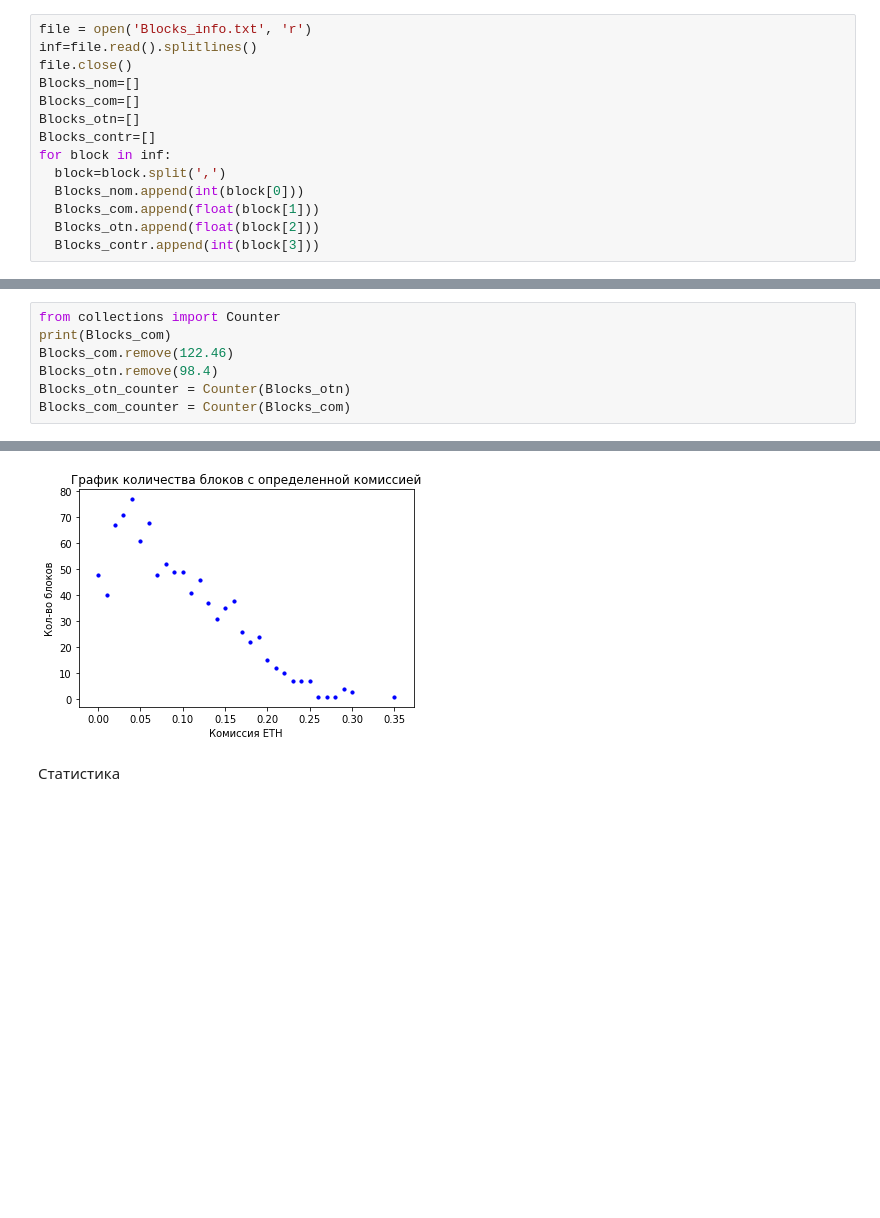
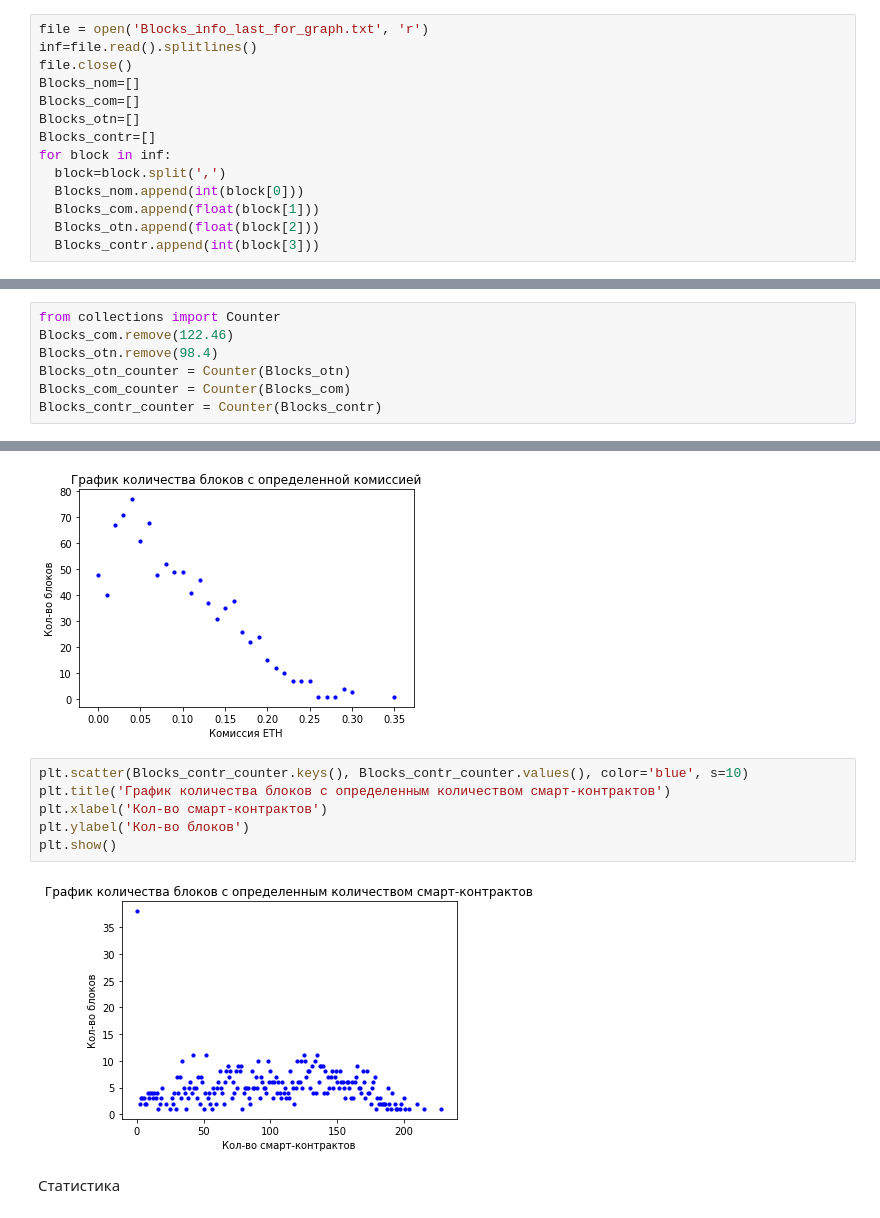
Before and after one commit to LoSk-p/spo, a Jupyter notebook: Blockchain.ipynb, the cells around one changed output, grey strips where cells are left out. Drawn from its saved outputs; the diff is of its cells as text; blank space fills up the shorter version.

```diff
--- a/Blockchain.ipynb
+++ b/Blockchain.ipynb
@@ -58,7 +58,7 @@ file.close()
 # %% [markdown]
 Чтение информации из файла
 # %%
-file = open('Blocks_info.txt', 'r')
+file = open('Blocks_info_last_for_graph.txt', 'r')
 inf=file.read().splitlines()
 file.close()
 Blocks_nom=[]
@@ -75,11 +75,11 @@ for block in inf:
 Расчет количества блоков с определенной комиссией и процентом
 # %%
 from collections import Counter
-print(Blocks_com)
 Blocks_com.remove(122.46)
 Blocks_otn.remove(98.4)
 Blocks_otn_counter = Counter(Blocks_otn)
 Blocks_com_counter = Counter(Blocks_com)
+Blocks_contr_counter = Counter(Blocks_contr)
 # %%
 import matplotlib.pyplot as plt
 
@@ -98,6 +98,14 @@ plt.ylabel('Кол-во блоков')
 plt.show()
 # %% [output]
 [figure]
+# %%
+plt.scatter(Blocks_contr_counter.keys(), Blocks_contr_counter.values(), color='blue', s=10)
+plt.title('График количества блоков с определенным количеством смарт-контрактов')
+plt.xlabel('Кол-во смарт-контрактов')
+plt.ylabel('Кол-во блоков')
+plt.show()
+# %% [output]
+[figure, added]
 # %% [markdown]
 Статистика
 # %%
```
Also changed, not shown: parts of 3 cells of this notebook.
